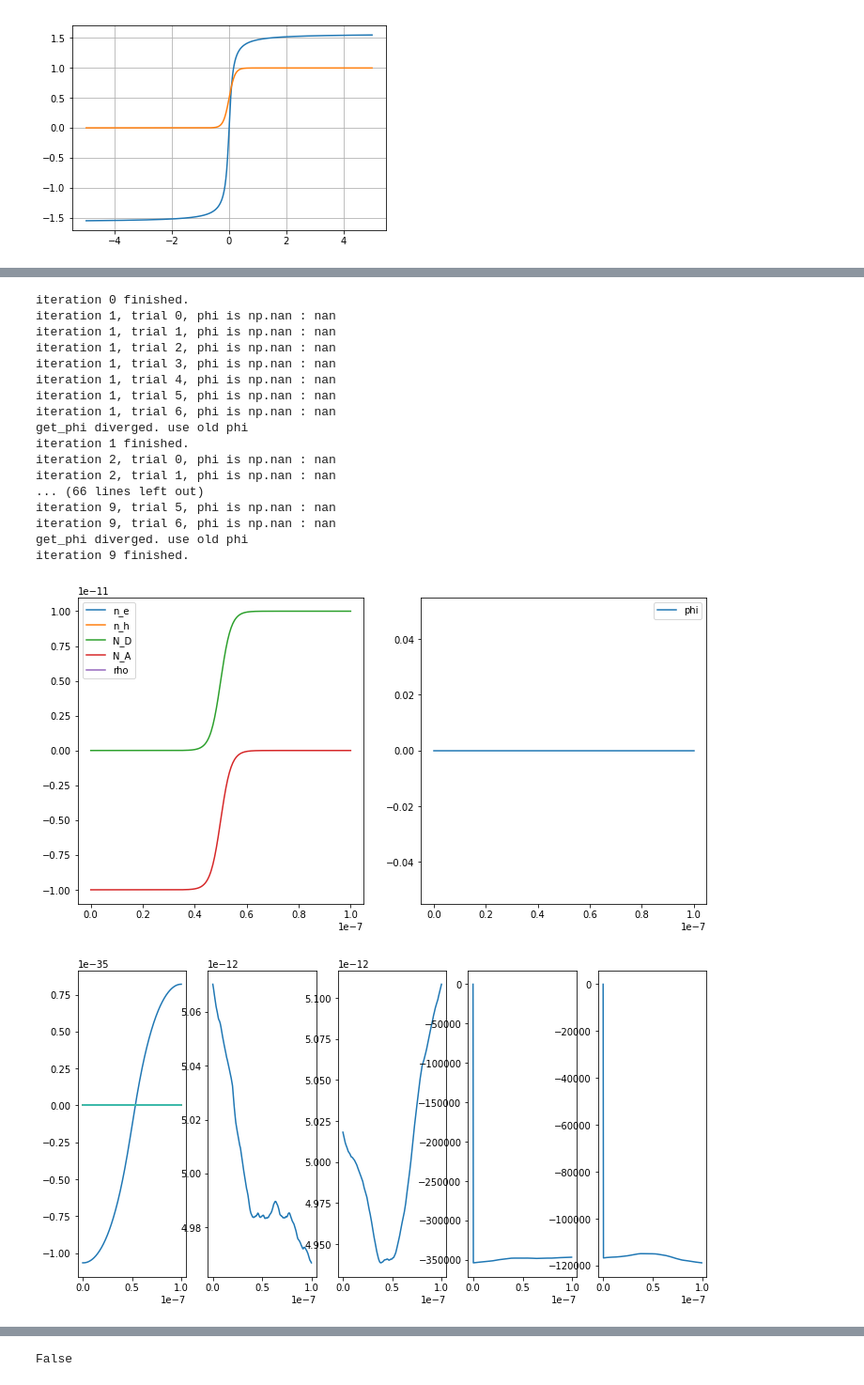
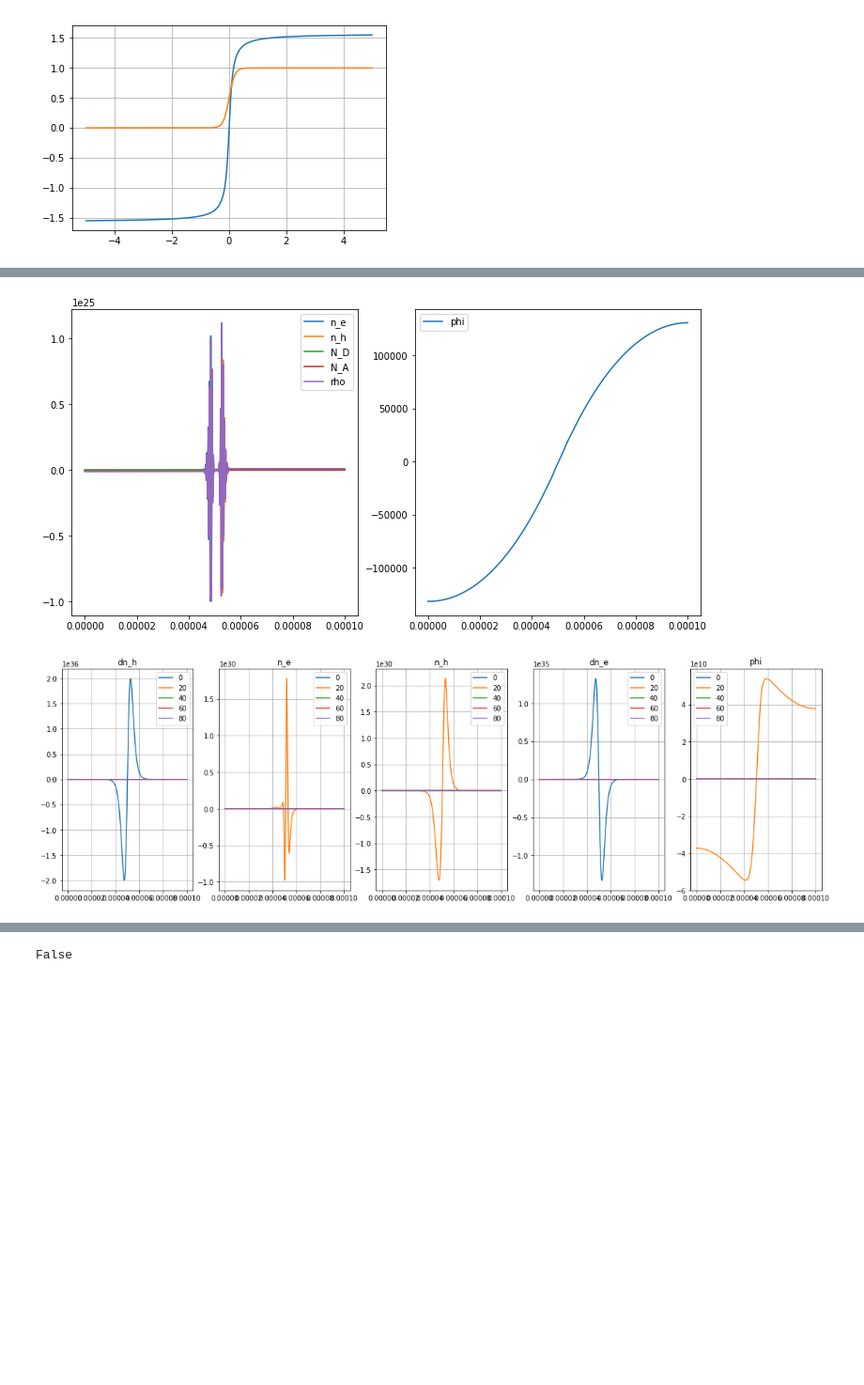
Before and after one commit to nagoyan777/DriftDiffusion, a Jupyter notebook: DriftDiffusion.ipynb, the cells around one changed output, grey strips where cells are left out. Shown: that part at 94% size. Cells and saved outputs as stored; diff of their text form; code cells hidden in the pictures; blank space fills up the shorter version.

```diff
--- a/DriftDiffusion.ipynb
+++ b/DriftDiffusion.ipynb
@@ -205,8 +218,10 @@ print(np.average(_random), _random[::10])
 #n_h0 = n_h0 - _random[::-1]
 #n_e0 = n_e + _random
 
-_n_e0 = n_e0 * get_random(nmesh, fac=0.5, nave=0.2)
-_n_h0 = n_h0 * get_random(nmesh, fac=0.5, nave=0.2)
+#_n_e0 = n_e0 * get_random(nmesh, fac=0.5, nave=0.2)
+#_n_h0 = n_h0 * get_random(nmesh, fac=0.5, nave=0.2)
+_n_e0 = n_e0.copy()
+_n_h0 = n_h0.copy()
 
 _x = mesh * 1e9
 plt.plot(_x, _n_h0, label='n_h')
@@ -444,0 +503,7 @@ get phi in 0 trials
+# %%
+dx = (mesh[1]-mesh[0])
+plt.plot(mesh[0:-1]+dx/2, np.diff(_phi, 1)/dx, label='(diff phi)/dx')
+plt.plot(mesh, np.gradient(_phi, dx), '--', label='grad phi')
+
+plt.legend()
+plt.grid()
@@ -508 +592,4 @@ t_i &=& \beta \Delta \phi_i  \\
 \end{eqnarray}
+# %%
+mask=[True, False]
+np.arange(2)[np.array(mask)==False]
@@ -550,14 +641,14 @@ _rho_tmp = get_rho(_n_h0, _n_e0, N_D, N_A)
 _phi = get_phi(mesh, _rho_tmp, epsilon, q, debug=False, scale_fac=_fac)
 _phi = _phi - _phi[0] #--> set the leftmost value to zero.
 
-dnh, _ah, _nh = get_dndt(mesh, _phi, _n_h0, D_h, G, U, qkt, True)
-dne, _ae, _ne = get_dndt(mesh, _phi, _n_e0, D_e, G, U, -qkt, True)
+dnh, _ah, _nh = get_dndt(mesh, -_phi, _n_h0, D_h, G, U, qkt, True)
+dne, _ae, _ne = get_dndt(mesh, _phi, _n_e0, D_e, G, U, qkt, True)
 
 ncols=4
 fig, axes = plt.subplots(ncols=ncols, figsize=(ncols*4, 4))
 label_data = OrderedDict([('rho',_rho_tmp), ('phi',_phi), ('dnh',dnh), ('dne', dne)])
 for _ax, (_l, _d) in zip(axes, label_data.items()):
-    print(_l, _d[:5], _d[-5:])
+    print(_l, _d[:5], _d[-5:], np.max(np.abs(_d)))
     _ax.plot(mesh, _d, '.-', label=_l)
     _ax.grid()
     _ax.legend()
@@ -586,7 +678,7 @@ dx = mesh[1]-mesh[0]
 dx_inv = 1/dx
 
 nmesh = len(mesh)
-nit = 10
+nit = 100
 
 _rho = np.zeros([nit, nmesh])
 _phi = np.zeros([nit, nmesh])
@@ -634,7 +726,7 @@ for i in range(nit):
         phi = _phi[-1]
 
     dnh = get_dndt(mesh, phi, n_h, D_h, G, U, qkt)
-    dne = get_dndt(mesh, phi, n_e, D_e, G, U, -qkt)
+    dne = get_dndt(mesh, -phi, n_e, D_e, G, U, qkt)
 
 
     _dnmax = np.max(np.abs(np.concatenate([dne, dnh])))
@@ -643,8 +735,8 @@ for i in range(nit):
 
     if _dnmax > nmax:
         print('iteration {} dnmax is too large :{:.4e} > {:.4e}'.format(i, _dnmax, nmax), end=None)
-        dnh = dnh / simps(dnh, mesh)*simps(n_h, mesh)*100
-        dne = dne / simps(dne, mesh)*simps(n_e, mesh)*100
+        dnh = dnh / simps(dnh, mesh)*simps(n_h, mesh)
+        dne = dne / simps(dne, mesh)*simps(n_e, mesh)
         _dnmax = np.max(np.abs(np.concatenate([dne, dnh])))
         nmax = np.max(np.abs(np.concatenate([n_e, n_h])))
         print('new dnmax', _dnmax)
@@ -675,8 +767,13 @@ ax0.legend()
 ax1.plot(mesh, phi, label='phi')
 ax1.legend()
 
-dd = 1
-fig, axes = plt.subplots(ncols=5, figsize=(12,6))
-for _a, _d in zip(axes, [_phi, _n_e, _n_h, _dne, _dnh]):
-    _a.plot(mesh, _d[::dd, :].T)
+dd = int(nit / 5)
+ncols=5
+fig, axes = plt.subplots(ncols=ncols, figsize=(4*ncols,6))
+for _a, (_l,_d) in zip(axes, {'phi':_phi, 'n_e':_n_e, 'n_h':_n_h, 'dn_e':_dne, 'dn_h':_dnh}.items()):
+    for i in range(0, len(_d), dd):
+        _a.plot(mesh, _d[i, :].T, label=i)
+        _a.set_title(_l)
+        _a.legend()
+        _a.grid()
 # %% [output]
@@ -685,22 +797,5 @@ iteration 0, trial 1,  phi is too large : 5.810653789266508e+264 > 1e+100
-iteration 0 finished.
-iteration 1, trial 0, phi is np.nan : nan
-iteration 1, trial 1, phi is np.nan : nan
-iteration 1, trial 2, phi is np.nan : nan
-iteration 1, trial 3, phi is np.nan : nan
-iteration 1, trial 4, phi is np.nan : nan
-iteration 1, trial 5, phi is np.nan : nan
-iteration 1, trial 6, phi is np.nan : nan
-get_phi diverged. use old phi
-iteration 1 finished.
-iteration 2, trial 0, phi is np.nan : nan
-iteration 2, trial 1, phi is np.nan : nan
-... (66 lines left out)
-iteration 9, trial 5, phi is np.nan : nan
-iteration 9, trial 6, phi is np.nan : nan
-get_phi diverged. use old phi
-iteration 9 finished.
-[figure, old version]
+[figure, new version]
-[figure, old version]
+[figure, new version]
 # %%
 _phi[0]
 # %% [output]
```
Also changed, not shown: parts of 23 cells of this notebook.
